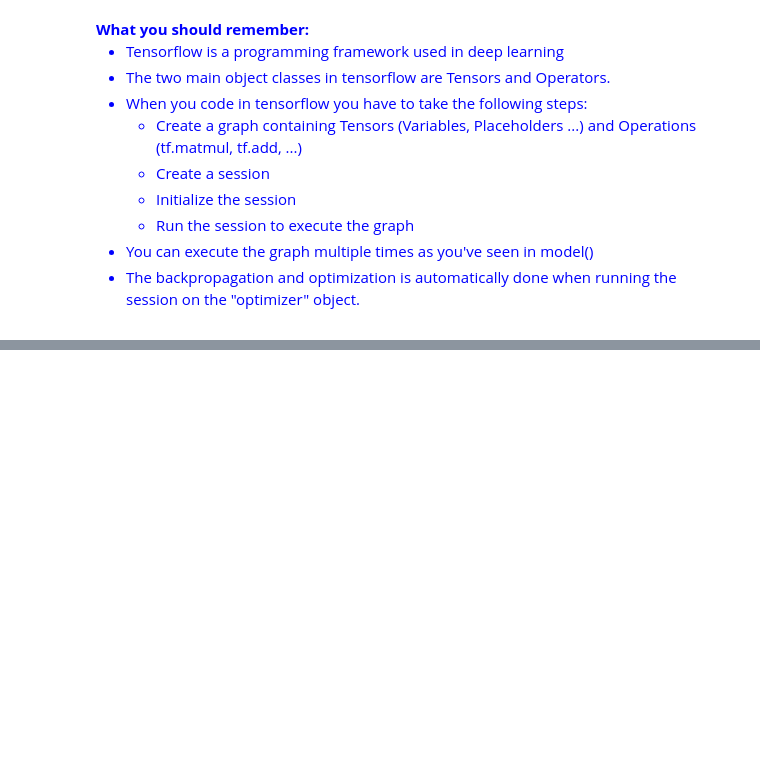
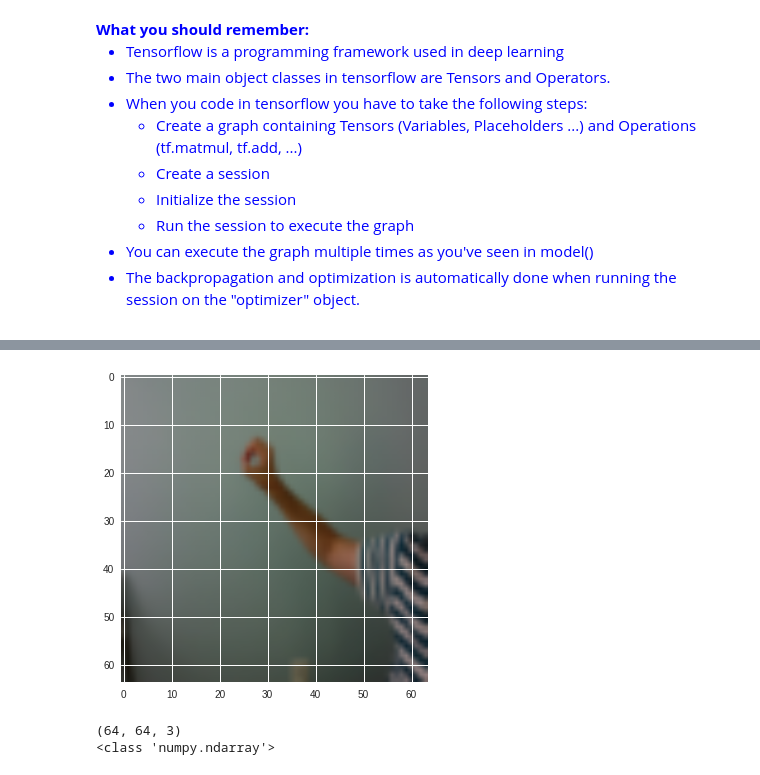
Before and after one commit to georgezoto/Hyperparameter-Tuning-Regularization-and-Optimization, a Jupyter notebook: Hyperparameter tuning, Batch Normalization and Programming Frameworks/Tensorflow_and_SIGNS_Dataset.ipynb, the cells around one changed output, grey strips where cells are left out. Saved outputs shown, nothing was run; the diff lists cells and outputs as text; code cells hidden in the pictures; blank space fills up the shorter version.

```diff
--- a/Hyperparameter tuning, Batch Normalization and Programming Frameworks/Tensorflow_and_SIGNS_Dataset.ipynb
+++ b/Hyperparameter tuning, Batch Normalization and Programming Frameworks/Tensorflow_and_SIGNS_Dataset.ipynb
@@ -1146,0 +1186,18 @@ y = 1
+# %%
+def show_image(google_drive_path, folder, image_id):
+    ## START CODE HERE ## (PUT YOUR IMAGE NAME)
+    my_image = str(image_id) + ".jpg"
+    ## END CODE HERE ##
+
+    # We preprocess your image to fit your algorithm.
+    fname = google_drive_path + "/images/" + folder + my_image
+    image = np.array(imread(fname, flatten=False))
+    my_image = transform.resize(image, output_shape=(64,64)).reshape((1, 64*64*3)).T
+    #my_image_prediction = predict(my_image, parameters)
+
+    #print("Your algorithm predicts: y = " + str(np.squeeze(my_image_prediction)))
+    final_image = transform.resize(image, output_shape=(64,64))
+    plt.imshow(final_image)
+    plt.show()
+
+    return final_image
@@ -1146,0 +1235,8 @@ y = 1
+# %%
+image_1 = show_image(google_drive_path, 'uncropped/', 0);
+print(image_1.shape)
+print(type(image_1))
+# %% [output]
+[figure, added]
+(64, 64, 3)
+<class 'numpy.ndarray'>
```
Also changed, not shown: parts of 20 cells of this notebook.
